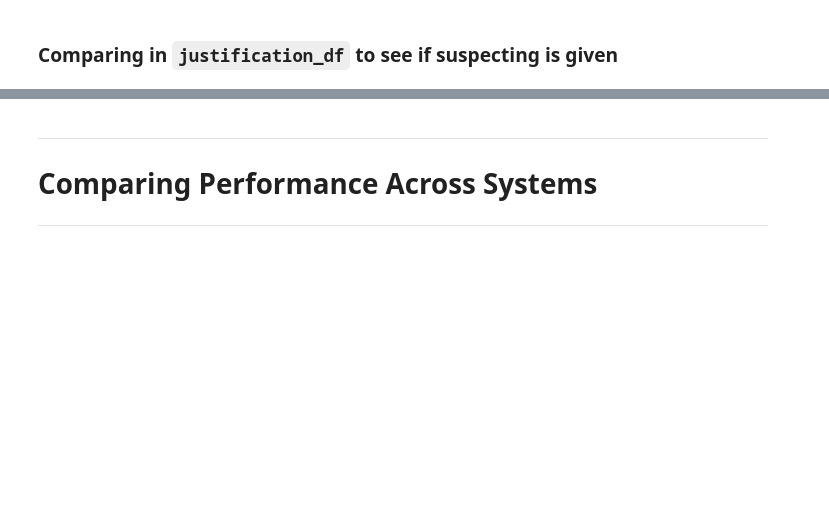
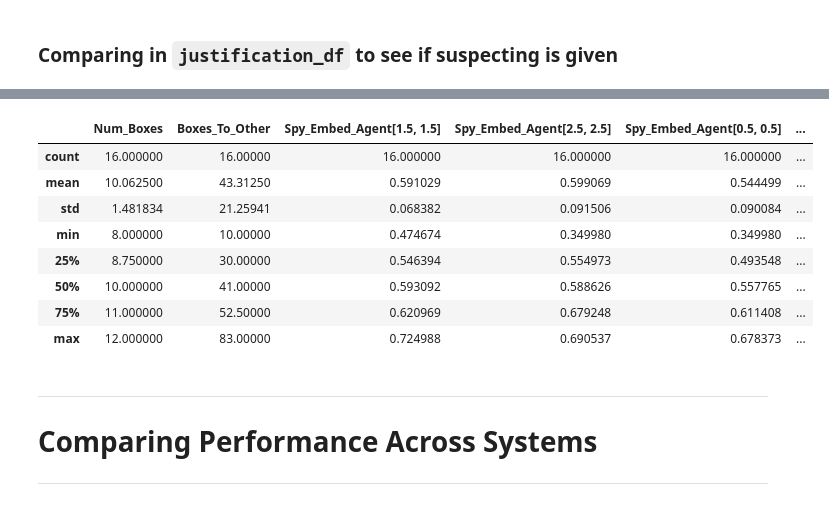
Before and after one commit to KevinBian107/RPLH, a Jupyter notebook: demos/notebooks/evaluation.ipynb, the cells around one changed output, grey strips where cells are left out. Cells and saved outputs as stored; diff of their text form; code cells hidden in the pictures; blank space fills up the shorter version.

```diff
--- a/demos/notebooks/evaluation.ipynb
+++ b/demos/notebooks/evaluation.ipynb
@@ -270,3 +305,15 @@ Name: Justifications, dtype: float64
+# %%
+spy_embedding.describe()
+# %% [output]
+|  | Num_Boxes | Boxes_To_Other | Spy_Embed_Agent[1.5, 1.5] | Spy_Embed_Agent[2.5, 2.5] | Spy_Embed_Agent[0.5, 0.5] | ... |
+| count | 16.000000 | 16.00000 | 16.000000 | 16.000000 | 16.000000 | ... |
+| mean | 10.062500 | 43.31250 | 0.591029 | 0.599069 | 0.544499 | ... |
+| std | 1.481834 | 21.25941 | 0.068382 | 0.091506 | 0.090084 | ... |
+| min | 8.000000 | 10.00000 | 0.474674 | 0.349980 | 0.349980 | ... |
+| 25% | 8.750000 | 30.00000 | 0.546394 | 0.554973 | 0.493548 | ... |
+| 50% | 10.000000 | 41.00000 | 0.593092 | 0.588626 | 0.557765 | ... |
+| 75% | 11.000000 | 52.50000 | 0.620969 | 0.679248 | 0.611408 | ... |
+| max | 12.000000 | 83.00000 | 0.724988 | 0.690537 | 0.678373 | ... |
 # %% [markdown]
 ***
 # Comparing Performance Across Systems
```
Also changed, not shown: parts of 14 cells of this notebook, 1 other file.
